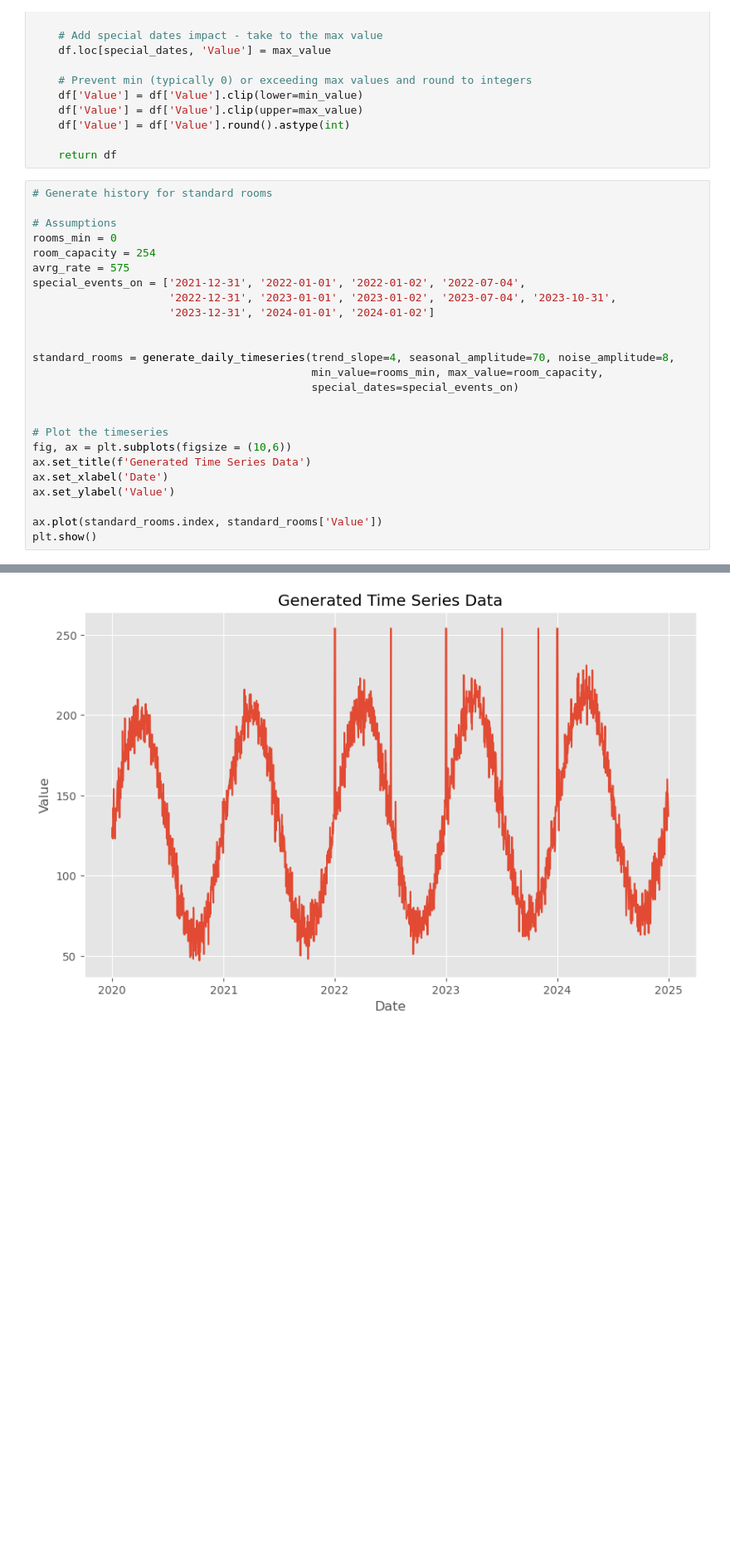
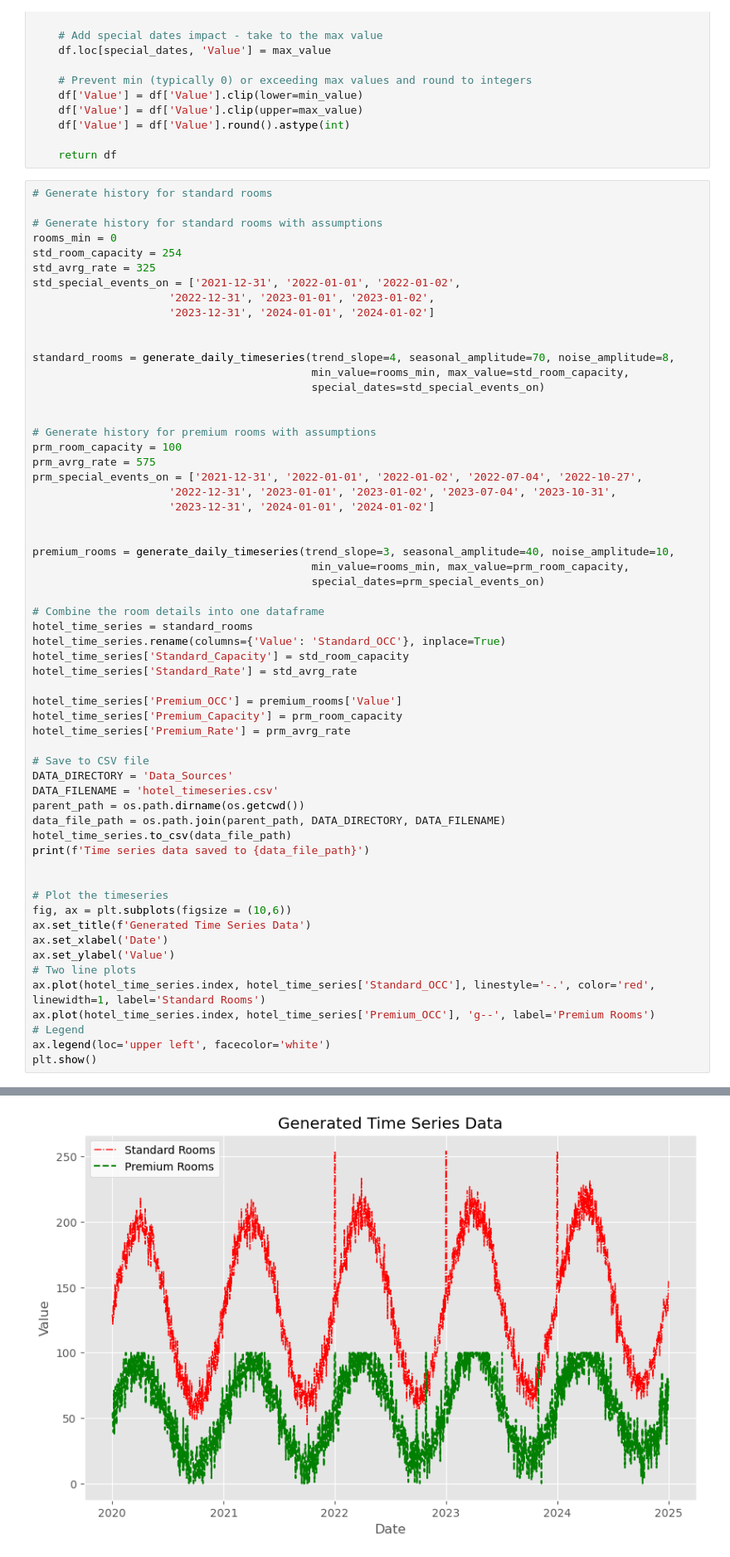
Before and after one commit to StuartG24/Travel_Co_Analysis, a Jupyter notebook: Notebooks_Data_Generation/demand_data_generation.ipynb, the cells around one changed output, grey strips where cells are left out. Shown at 83% size. Saved outputs shown, nothing was run; the diff lists cells and outputs as text; blank space fills up the shorter version.

Commit message:
Occupancy data generation initial completion

```diff
--- a/Notebooks_Data_Generation/demand_data_generation.ipynb
+++ b/Notebooks_Data_Generation/demand_data_generation.ipynb
@@ -74,18 +76,49 @@ def generate_daily_timeseries(trend_slope, seasonal_amplitude, noise_amplitude,
 # %%
 # Generate history for standard rooms
 
-# Assumptions
+# Generate history for standard rooms with assumptions
 rooms_min = 0
-room_capacity = 254
-avrg_rate = 575
-special_events_on = ['2021-12-31', '2022-01-01', '2022-01-02', '2022-07-04',
+std_room_capacity = 254
+std_avrg_rate = 325
+std_special_events_on = ['2021-12-31', '2022-01-01', '2022-01-02',
+                     '2022-12-31', '2023-01-01', '2023-01-02',
+                     '2023-12-31', '2024-01-01', '2024-01-02']
+
+
+standard_rooms = generate_daily_timeseries(trend_slope=4, seasonal_amplitude=70, noise_amplitude=8,
+                                           min_value=rooms_min, max_value=std_room_capacity,
+                                           special_dates=std_special_events_on)
+
+
+# Generate history for premium rooms with assumptions
+prm_room_capacity = 100
+prm_avrg_rate = 575
+prm_special_events_on = ['2021-12-31', '2022-01-01', '2022-01-02', '2022-07-04', '2022-10-27',
                      '2022-12-31', '2023-01-01', '2023-01-02', '2023-07-04', '2023-10-31',
                      '2023-12-31', '2024-01-01', '2024-01-02']
 
 
-standard_rooms = generate_daily_timeseries(trend_slope=4, seasonal_amplitude=70, noise_amplitude=8,
-                                           min_value=rooms_min, max_value=room_capacity,
-                                           special_dates=special_events_on)
+premium_rooms = generate_daily_timeseries(trend_slope=3, seasonal_amplitude=40, noise_amplitude=10,
+                                           min_value=rooms_min, max_value=prm_room_capacity,
+                                           special_dates=prm_special_events_on)
+
+# Combine the room details into one dataframe
+hotel_time_series = standard_rooms
+hotel_time_series.rename(columns={'Value': 'Standard_OCC'}, inplace=True)
+hotel_time_series['Standard_Capacity'] = std_room_capacity
+hotel_time_series['Standard_Rate'] = std_avrg_rate
+
+hotel_time_series['Premium_OCC'] = premium_rooms['Value']
+hotel_time_series['Premium_Capacity'] = prm_room_capacity
+hotel_time_series['Premium_Rate'] = prm_avrg_rate
+
+# Save to CSV file
+DATA_DIRECTORY = 'Data_Sources'
+DATA_FILENAME = 'hotel_timeseries.csv'
+parent_path = os.path.dirname(os.getcwd())
+data_file_path = os.path.join(parent_path, DATA_DIRECTORY, DATA_FILENAME)
+hotel_time_series.to_csv(data_file_path)
+print(f'Time series data saved to {data_file_path}')
 
 
 # Plot the timeseries
@@ -93,7 +126,10 @@ fig, ax = plt.subplots(figsize = (10,6))
 ax.set_title(f'Generated Time Series Data')
 ax.set_xlabel('Date')
 ax.set_ylabel('Value')
-
-ax.plot(standard_rooms.index, standard_rooms['Value'])
+# Two line plots
+ax.plot(hotel_time_series.index, hotel_time_series['Standard_OCC'], linestyle='-.', color='red', linewidth=1, label='Standard Rooms')
+ax.plot(hotel_time_series.index, hotel_time_series['Premium_OCC'], 'g--', label='Premium Rooms')
+# Legend
+ax.legend(loc='upper left', facecolor='white')
 plt.show()
 # %% [output]
@@ -100 +137 @@ plt.show()
-[figure, old version]
+[figure, new version]
```
Also changed, not shown: parts of 2 cells of this notebook, 2 other files.
